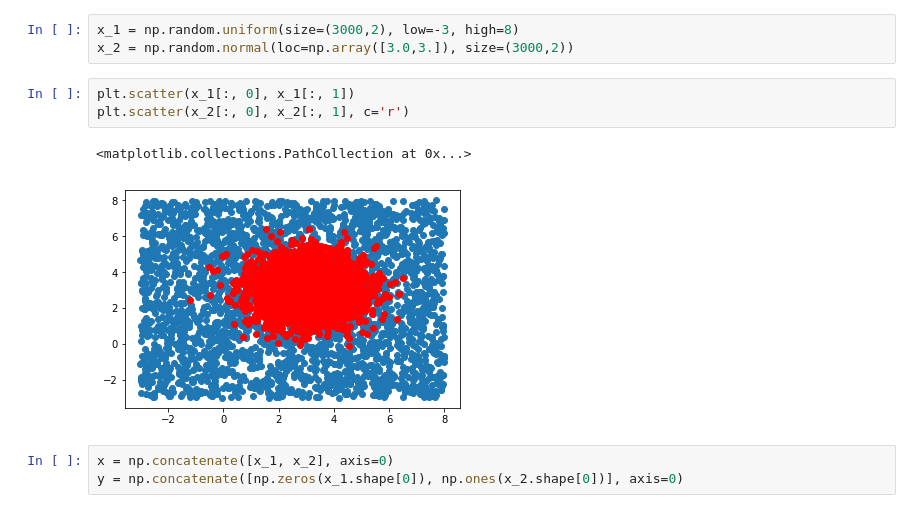
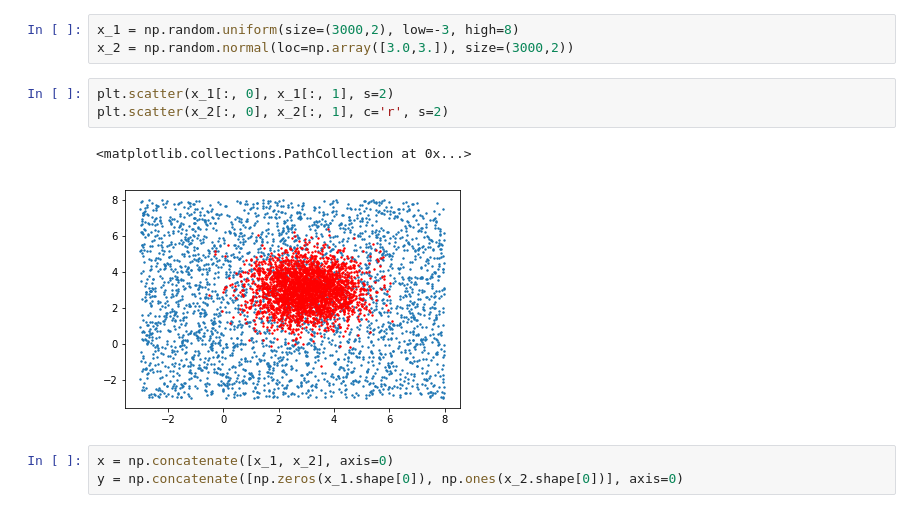
Before and after one commit to chrisorm/pydata-2018, a Jupyter notebook: notebooks/Notebook 7 - Discriminators.ipynb, the cells around one changed output. Saved outputs shown, nothing was run; the diff lists cells and outputs as text.

```diff
--- a/notebooks/Notebook 7 - Discriminators.ipynb
+++ b/notebooks/Notebook 7 - Discriminators.ipynb
@@ -36,11 +36,11 @@ class Discriminator(torch.nn.Module):
 x_1 = np.random.uniform(size=(3000,2), low=-3, high=8)
 x_2 = np.random.normal(loc=np.array([3.0,3.]), size=(3000,2))
 # %%
-plt.scatter(x_1[:, 0], x_1[:, 1])
-plt.scatter(x_2[:, 0], x_2[:, 1], c='r')
+plt.scatter(x_1[:, 0], x_1[:, 1], s=2)
+plt.scatter(x_2[:, 0], x_2[:, 1], c='r', s=2)
 # %% [output]
 <matplotlib.collections.PathCollection at 0x...>
-[figure, old version]
+[figure, new version]
 # %%
 x = np.concatenate([x_1, x_2], axis=0)
 y = np.concatenate([np.zeros(x_1.shape[0]), np.ones(x_2.shape[0])], axis=0)
```
Also changed, not shown: parts of 3 cells of this notebook, 8 other files.
